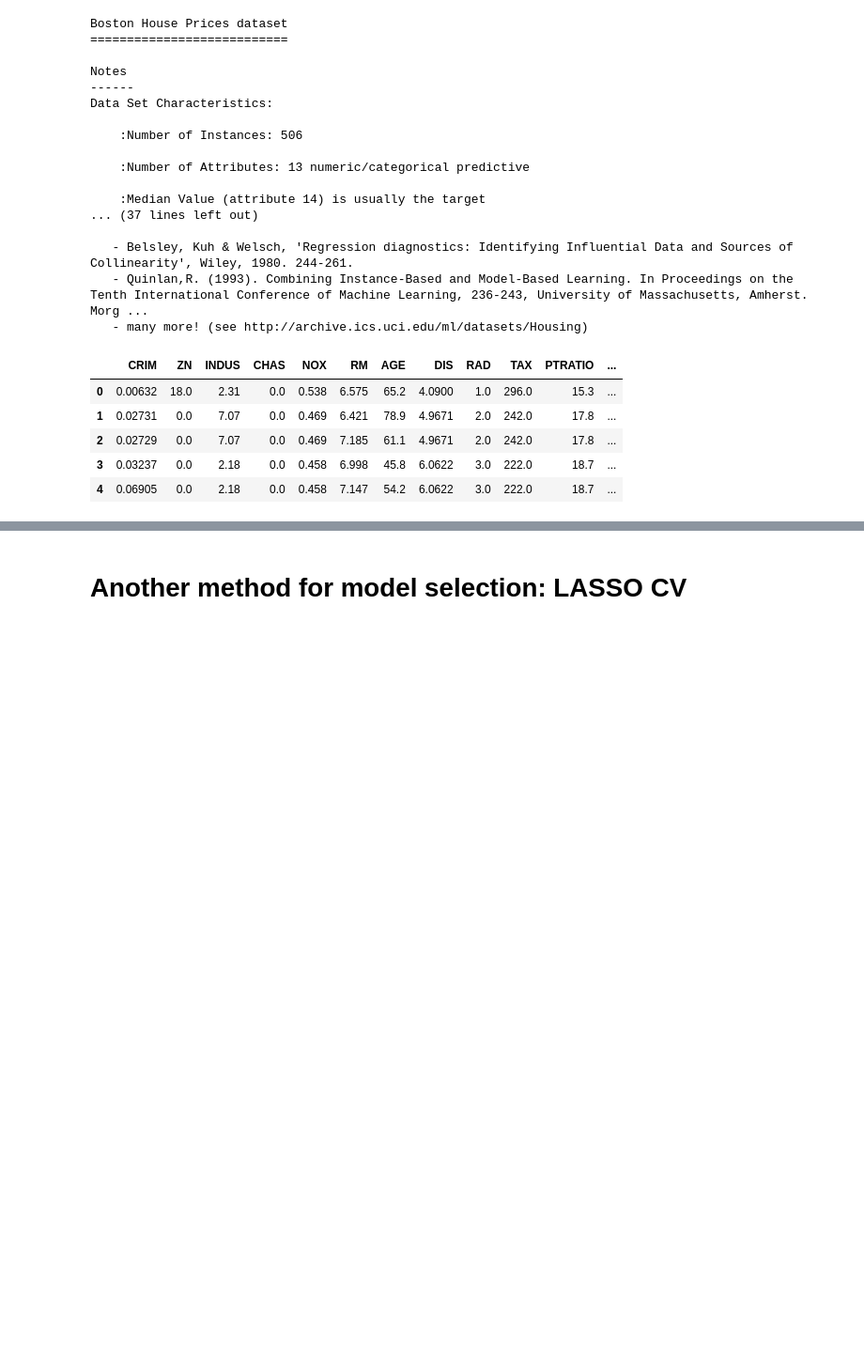
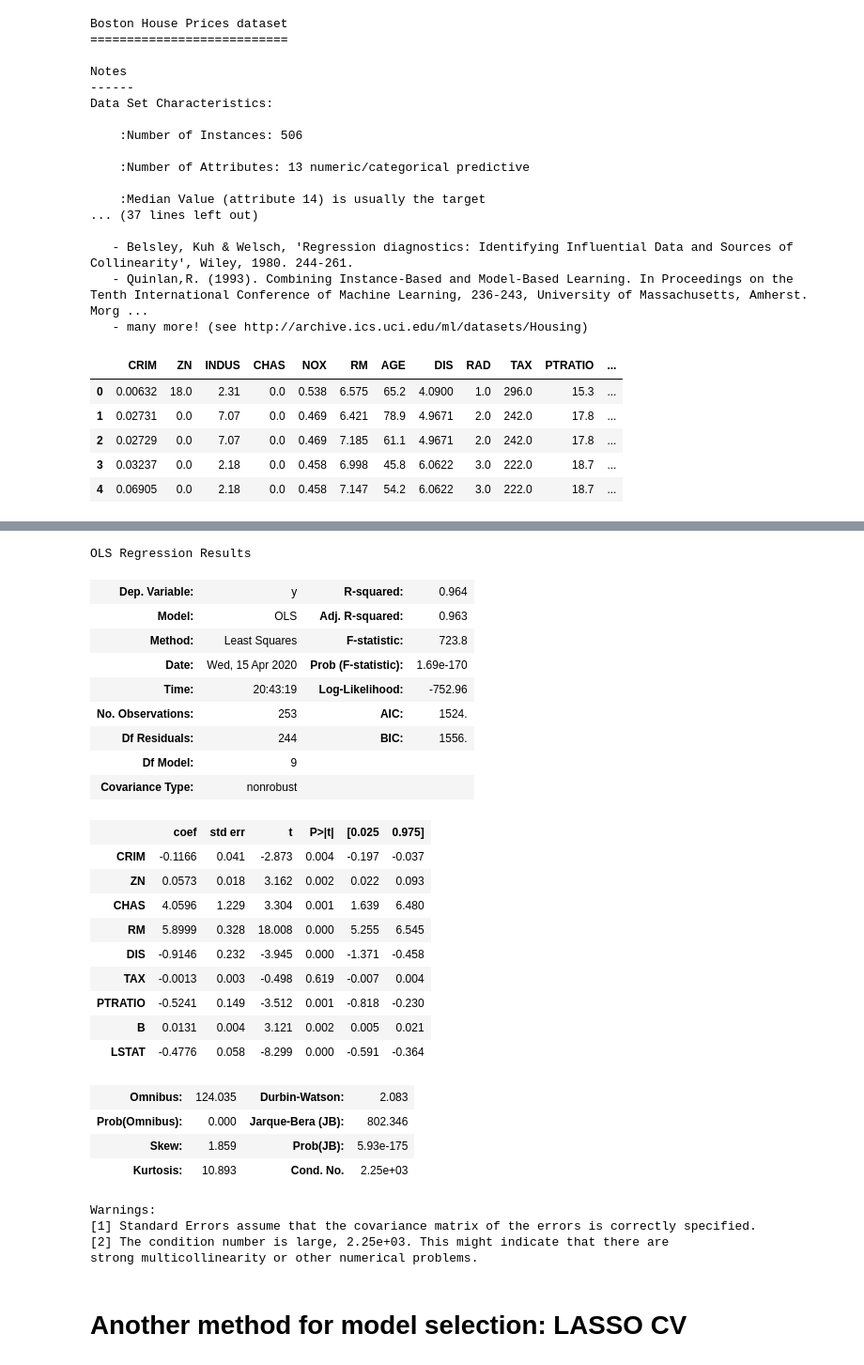
Before and after one commit to orie3120/orie3120-sp2020, a Jupyter notebook: demos/model-selection.ipynb, the cells around one changed output, grey strips where cells are left out. Shown: that part at 94% size. Cells and saved outputs as stored; diff of their text form; code cells hidden in the pictures; blank space fills up the shorter version.

```diff
--- a/demos/model-selection.ipynb
+++ b/demos/model-selection.ipynb
@@ -263,3 +345,36 @@ strong multicollinearity or other numerical problems.
+# %%
+# compare with p values on training set
+model = sm.OLS(y_train,X_train[variables]).fit()
+model.summary()
+# %% [output]
+OLS Regression Results
+| Dep. Variable: | y | R-squared: | 0.964 |
+| Model: | OLS | Adj. R-squared: | 0.963 |
+| Method: | Least Squares | F-statistic: | 723.8 |
+| Date: | Wed, 15 Apr 2020 | Prob (F-statistic): | 1.69e-170 |
+| Time: | 20:43:19 | Log-Likelihood: | -752.96 |
+| No. Observations: | 253 | AIC: | 1524. |
+| Df Residuals: | 244 | BIC: | 1556. |
+| Df Model: | 9 |  |  |
+| Covariance Type: | nonrobust |  |  |
+|  | coef | std err | t | P>|t| | [0.025 | 0.975] |
+| CRIM | -0.1166 | 0.041 | -2.873 | 0.004 | -0.197 | -0.037 |
+| ZN | 0.0573 | 0.018 | 3.162 | 0.002 | 0.022 | 0.093 |
+| CHAS | 4.0596 | 1.229 | 3.304 | 0.001 | 1.639 | 6.480 |
+| RM | 5.8999 | 0.328 | 18.008 | 0.000 | 5.255 | 6.545 |
+| DIS | -0.9146 | 0.232 | -3.945 | 0.000 | -1.371 | -0.458 |
+| TAX | -0.0013 | 0.003 | -0.498 | 0.619 | -0.007 | 0.004 |
+| PTRATIO | -0.5241 | 0.149 | -3.512 | 0.001 | -0.818 | -0.230 |
+| B | 0.0131 | 0.004 | 3.121 | 0.002 | 0.005 | 0.021 |
+| LSTAT | -0.4776 | 0.058 | -8.299 | 0.000 | -0.591 | -0.364 |
+| Omnibus: | 124.035 | Durbin-Watson: | 2.083 |
+| Prob(Omnibus): | 0.000 | Jarque-Bera (JB): | 802.346 |
+| Skew: | 1.859 | Prob(JB): | 5.93e-175 |
+| Kurtosis: | 10.893 | Cond. No. | 2.25e+03 |
+Warnings:
+[1] Standard Errors assume that the covariance matrix of the errors is correctly specified.
+[2] The condition number is large, 2.25e+03. This might indicate that there are
+strong multicollinearity or other numerical problems.
 # %% [markdown]
 # Another method for model selection: LASSO CV
 # %%
```
Also changed, not shown: parts of 6 cells of this notebook.
